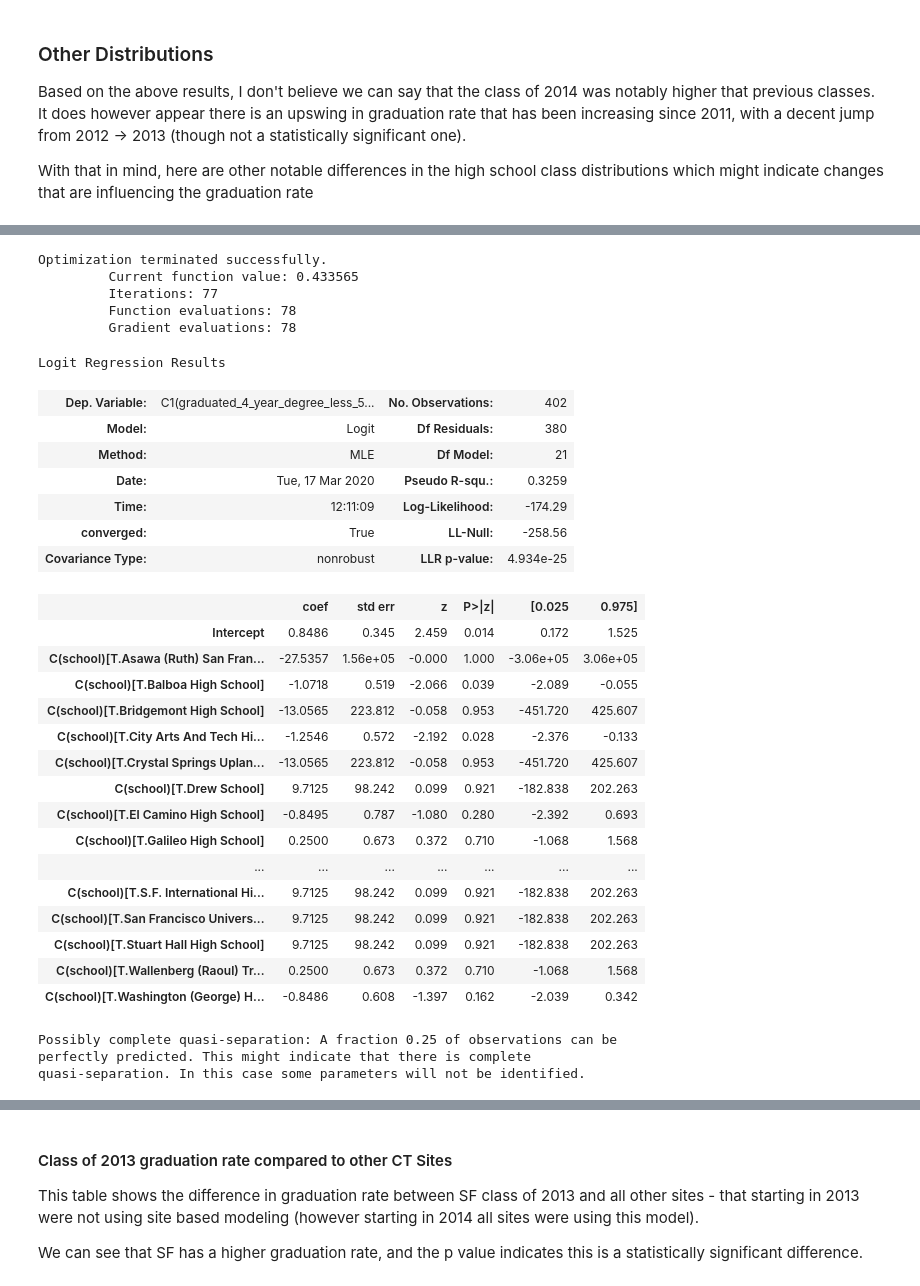
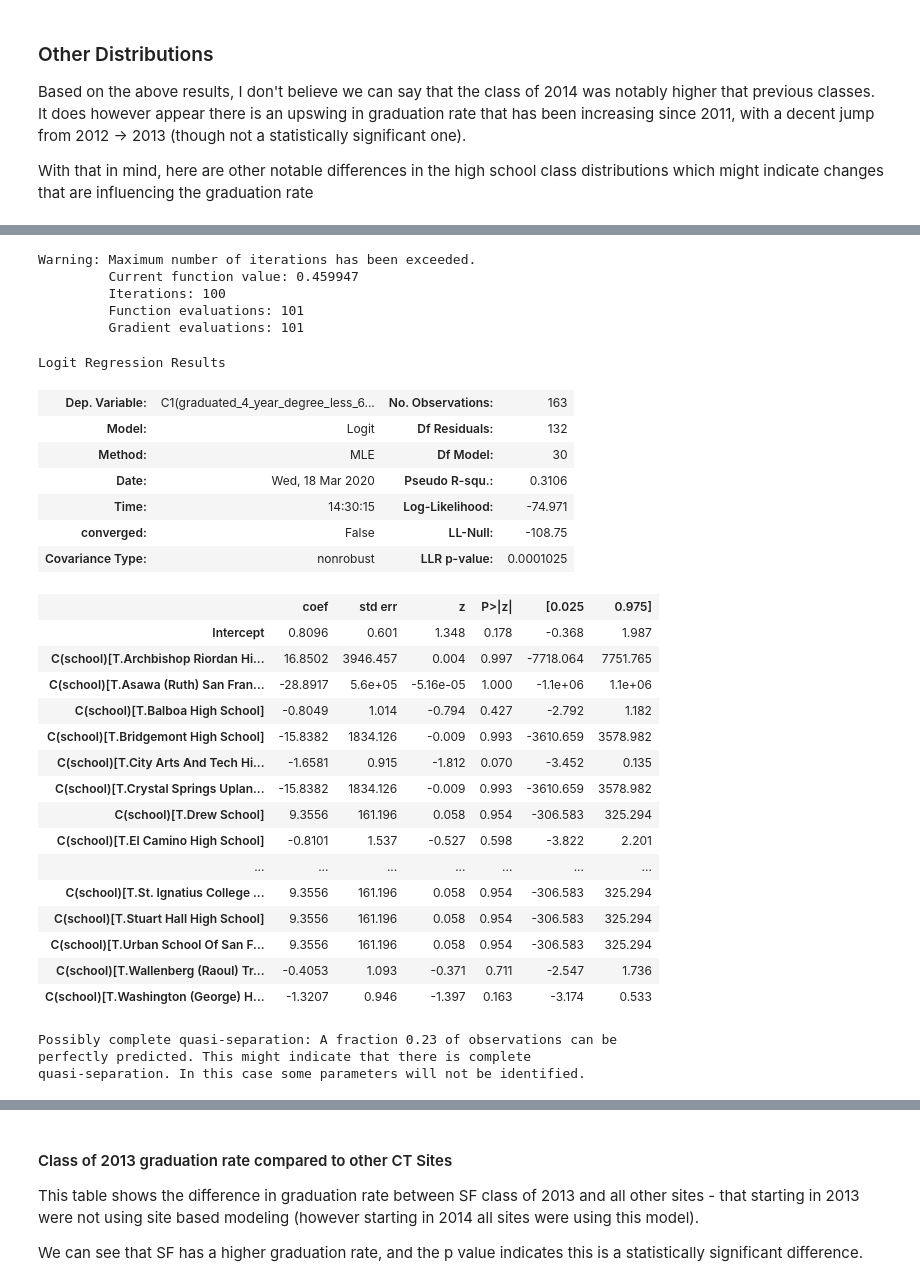
Before and after one commit to College-Track/sf_class_2014, a Jupyter notebook: Report.ipynb, the cells around one changed output, grey strips where cells are left out. Cells and saved outputs as stored; diff of their text form; code cells hidden in the pictures.

```diff
--- a/Report.ipynb
+++ b/Report.ipynb
@@ -77,7 +77,7 @@ def class_cross_tab(df, column, hs_class, normalize="index"):
     )
 # %%
 # creating a subset df that is just San Francisco
-df_sub = df[df.site == "San Francisco"].dropna(subset=['act_mathematics'])
+df_sub = df[df.site == "San Francisco"]
 
 df_sub = df_sub[df_sub.high_school_class<=2014]
 # %% [markdown]
@@ -300,36 +306,36 @@ def C1(cat):
 # %%
-mod = smf.logit(formula= "C1(graduated_4_year_degree_less_5_years) ~ C(school)", data=df_sub).fit(method='bfgs', maxiter=100)
+mod = smf.logit(formula= "C1(graduated_4_year_degree_less_6_years) ~ C(school)", data=df_sub).fit(method='bfgs', maxiter=100)
 mod.summary()
 # %% [output]
-Optimization terminated successfully.
-         Current function value: 0.433565
-         Iterations: 77
-         Function evaluations: 78
-         Gradient evaluations: 78
+Warning: Maximum number of iterations has been exceeded.
+         Current function value: 0.459947
+         Iterations: 100
+         Function evaluations: 101
+         Gradient evaluations: 101
 Logit Regression Results
-| Dep. Variable: | C1(graduated_4_year_degree_less_5... | No. Observations: | 402 |
-| Model: | Logit | Df Residuals: | 380 |
-| Method: | MLE | Df Model: | 21 |
-| Date: | Tue, 17 Mar 2020 | Pseudo R-squ.: | 0.3259 |
-| Time: | 12:11:09 | Log-Likelihood: | -174.29 |
-| converged: | True | LL-Null: | -258.56 |
-| Covariance Type: | nonrobust | LLR p-value: | 4.934e-25 |
+| Dep. Variable: | C1(graduated_4_year_degree_less_6... | No. Observations: | 163 |
+| Model: | Logit | Df Residuals: | 132 |
+| Method: | MLE | Df Model: | 30 |
+| Date: | Wed, 18 Mar 2020 | Pseudo R-squ.: | 0.3106 |
+| Time: | 14:30:15 | Log-Likelihood: | -74.971 |
+| converged: | False | LL-Null: | -108.75 |
+| Covariance Type: | nonrobust | LLR p-value: | 0.0001025 |
 |  | coef | std err | z | P>|z| | [0.025 | 0.975] |
-| Intercept | 0.8486 | 0.345 | 2.459 | 0.014 | 0.172 | 1.525 |
-| C(school)[T.Asawa (Ruth) San Fran... | -27.5357 | 1.56e+05 | -0.000 | 1.000 | -3.06e+05 | 3.06e+05 |
-| C(school)[T.Balboa High School] | -1.0718 | 0.519 | -2.066 | 0.039 | -2.089 | -0.055 |
-| C(school)[T.Bridgemont High School] | -13.0565 | 223.812 | -0.058 | 0.953 | -451.720 | 425.607 |
-| C(school)[T.City Arts And Tech Hi... | -1.2546 | 0.572 | -2.192 | 0.028 | -2.376 | -0.133 |
-| C(school)[T.Crystal Springs Uplan... | -13.0565 | 223.812 | -0.058 | 0.953 | -451.720 | 425.607 |
-| C(school)[T.Drew School] | 9.7125 | 98.242 | 0.099 | 0.921 | -182.838 | 202.263 |
-| C(school)[T.El Camino High School] | -0.8495 | 0.787 | -1.080 | 0.280 | -2.392 | 0.693 |
-| C(school)[T.Galileo High School] | 0.2500 | 0.673 | 0.372 | 0.710 | -1.068 | 1.568 |
+| Intercept | 0.8096 | 0.601 | 1.348 | 0.178 | -0.368 | 1.987 |
+| C(school)[T.Archbishop Riordan Hi... | 16.8502 | 3946.457 | 0.004 | 0.997 | -7718.064 | 7751.765 |
+| C(school)[T.Asawa (Ruth) San Fran... | -28.8917 | 5.6e+05 | -5.16e-05 | 1.000 | -1.1e+06 | 1.1e+06 |
+| C(school)[T.Balboa High School] | -0.8049 | 1.014 | -0.794 | 0.427 | -2.792 | 1.182 |
+| C(school)[T.Bridgemont High School] | -15.8382 | 1834.126 | -0.009 | 0.993 | -3610.659 | 3578.982 |
+| C(school)[T.City Arts And Tech Hi... | -1.6581 | 0.915 | -1.812 | 0.070 | -3.452 | 0.135 |
+| C(school)[T.Crystal Springs Uplan... | -15.8382 | 1834.126 | -0.009 | 0.993 | -3610.659 | 3578.982 |
+| C(school)[T.Drew School] | 9.3556 | 161.196 | 0.058 | 0.954 | -306.583 | 325.294 |
+| C(school)[T.El Camino High School] | -0.8101 | 1.537 | -0.527 | 0.598 | -3.822 | 2.201 |
 | ... | ... | ... | ... | ... | ... | ... |
-| C(school)[T.S.F. International Hi... | 9.7125 | 98.242 | 0.099 | 0.921 | -182.838 | 202.263 |
-| C(school)[T.San Francisco Univers... | 9.7125 | 98.242 | 0.099 | 0.921 | -182.838 | 202.263 |
-| C(school)[T.Stuart Hall High School] | 9.7125 | 98.242 | 0.099 | 0.921 | -182.838 | 202.263 |
-| C(school)[T.Wallenberg (Raoul) Tr... | 0.2500 | 0.673 | 0.372 | 0.710 | -1.068 | 1.568 |
-| C(school)[T.Washington (George) H... | -0.8486 | 0.608 | -1.397 | 0.162 | -2.039 | 0.342 |
+| C(school)[T.St. Ignatius College ... | 9.3556 | 161.196 | 0.058 | 0.954 | -306.583 | 325.294 |
+| C(school)[T.Stuart Hall High School] | 9.3556 | 161.196 | 0.058 | 0.954 | -306.583 | 325.294 |
+| C(school)[T.Urban School Of San F... | 9.3556 | 161.196 | 0.058 | 0.954 | -306.583 | 325.294 |
+| C(school)[T.Wallenberg (Raoul) Tr... | -0.4053 | 1.093 | -0.371 | 0.711 | -2.547 | 1.736 |
+| C(school)[T.Washington (George) H... | -1.3207 | 0.946 | -1.397 | 0.163 | -3.174 | 0.533 |
-Possibly complete quasi-separation: A fraction 0.25 of observations can be
+Possibly complete quasi-separation: A fraction 0.23 of observations can be
 perfectly predicted. This might indicate that there is complete
 quasi-separation. In this case some parameters will not be identified.
```
Also changed, not shown: parts of 30 cells of this notebook, 1 other file.
